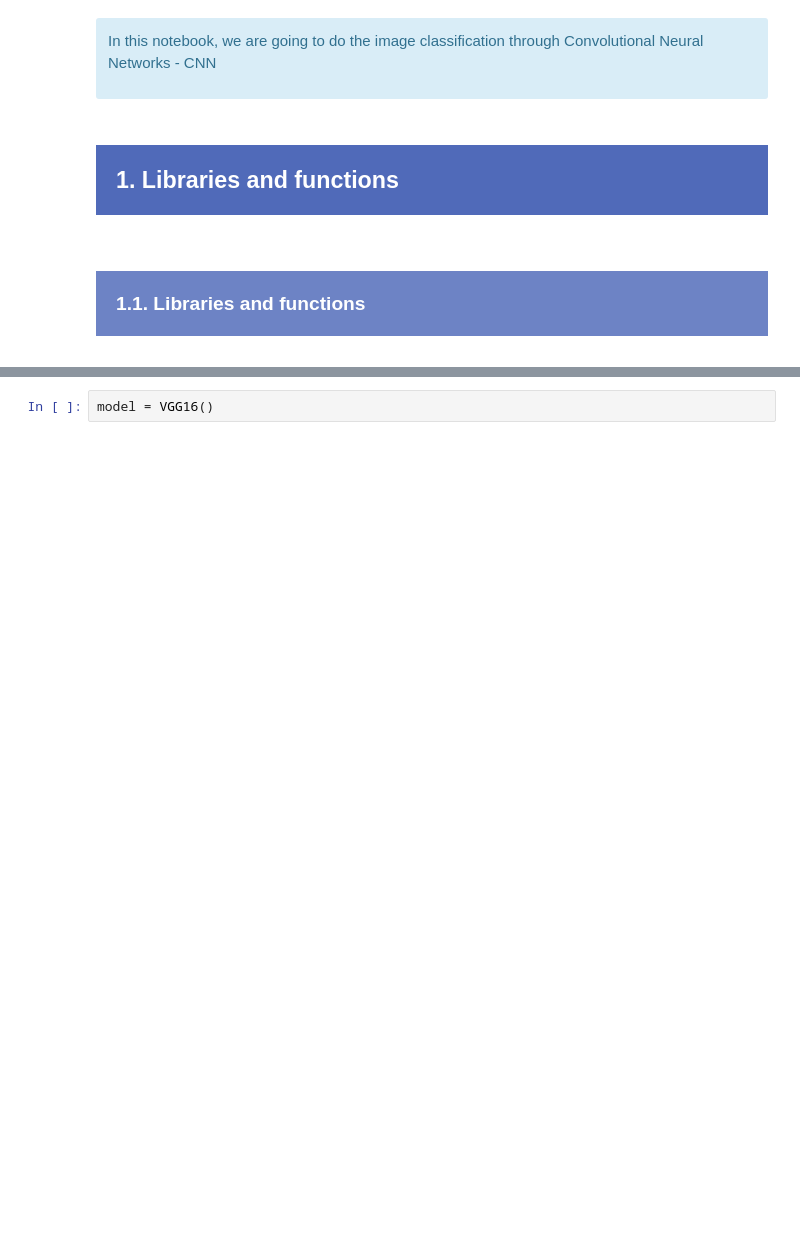
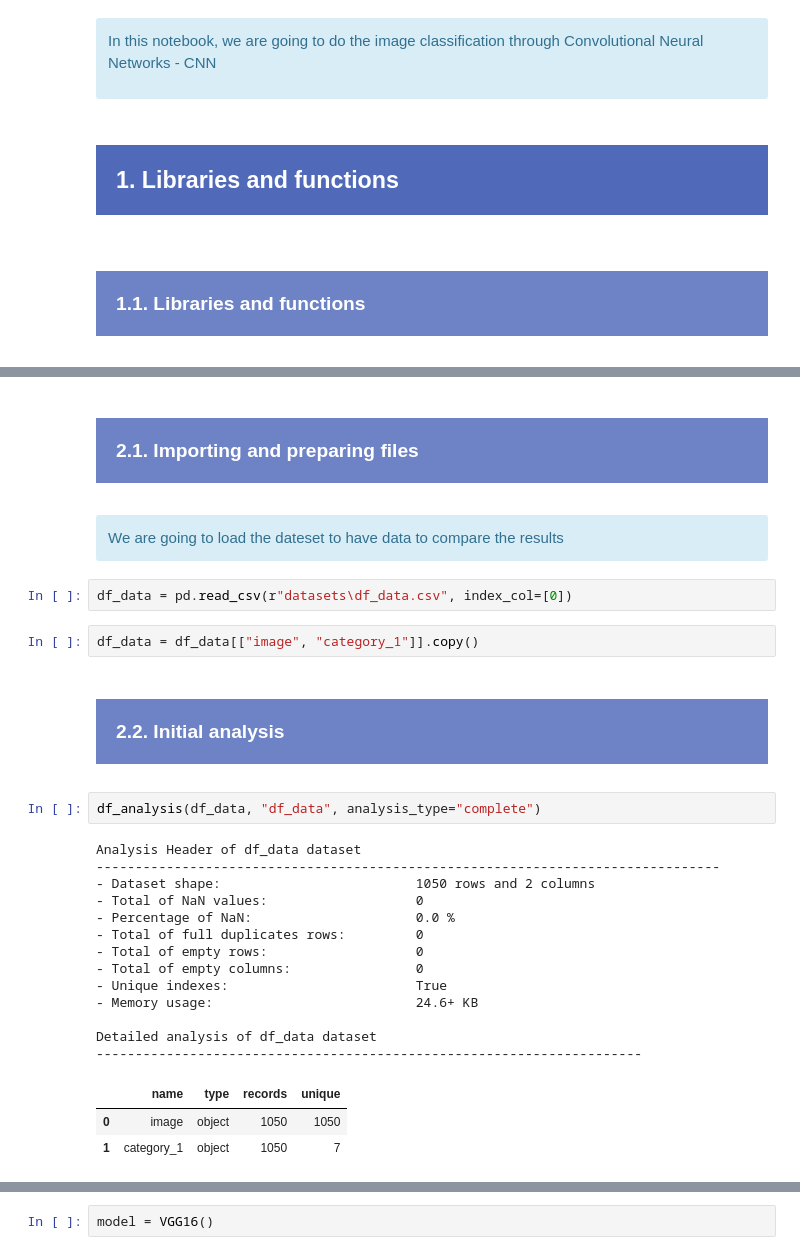
Before and after one commit to samirhinojosa/OC-P6-automatically-classify-consumer-goods, a Jupyter notebook: notebook_CNN.ipynb, the cells around one changed output, grey strips where cells are left out. Drawn from its saved outputs; the diff is of its cells as text; blank space fills up the shorter version.

```diff
--- a/notebook_CNN.ipynb
+++ b/notebook_CNN.ipynb
@@ -33,0 +54,35 @@ ORIGINAL_IMAGES_PATH = "images/Flipkart/"
+# %% [markdown]
+<div style="background-color: #6D83C5;" >
+    <h3 style="margin: auto; padding: 20px; color:#fff; ">2.1. Importing and preparing files</h3>
+</div>
+# %% [markdown]
+<div class="alert alert-block alert-info">
+    We are going to load the dateset to have data to compare the results
+</div>
+# %%
+df_data = pd.read_csv(r"datasets\df_data.csv", index_col=[0])
+# %%
+df_data = df_data[["image", "category_1"]].copy()
+# %% [markdown]
+<div style="background-color: #6D83C5;" >
+    <h3 style="margin: auto; padding: 20px; color:#fff; ">2.2. Initial analysis</h3>
+</div>
+# %%
+df_analysis(df_data, "df_data", analysis_type="complete")
+# %% [output]
+Analysis Header of df_data dataset
+--------------------------------------------------------------------------------
+- Dataset shape:                         1050 rows and 2 columns
+- Total of NaN values:                   0
+- Percentage of NaN:                     0.0 %
+- Total of full duplicates rows:         0
+- Total of empty rows:                   0
+- Total of empty columns:                0
+- Unique indexes:                        True
+- Memory usage:                          24.6+ KB
+
+Detailed analysis of df_data dataset
+----------------------------------------------------------------------
+|  | name | type | records | unique |
+| 0 | image | object | 1050 | 1050 |
+| 1 | category_1 | object | 1050 | 7 |
```
Also changed, not shown: parts of 59 cells of this notebook, 1 other file.
